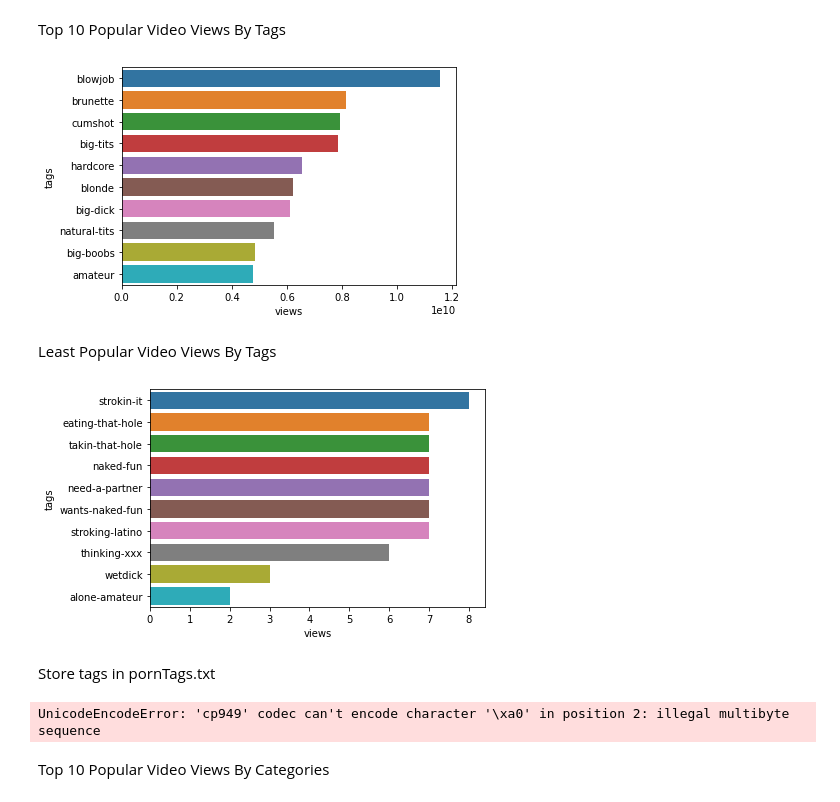
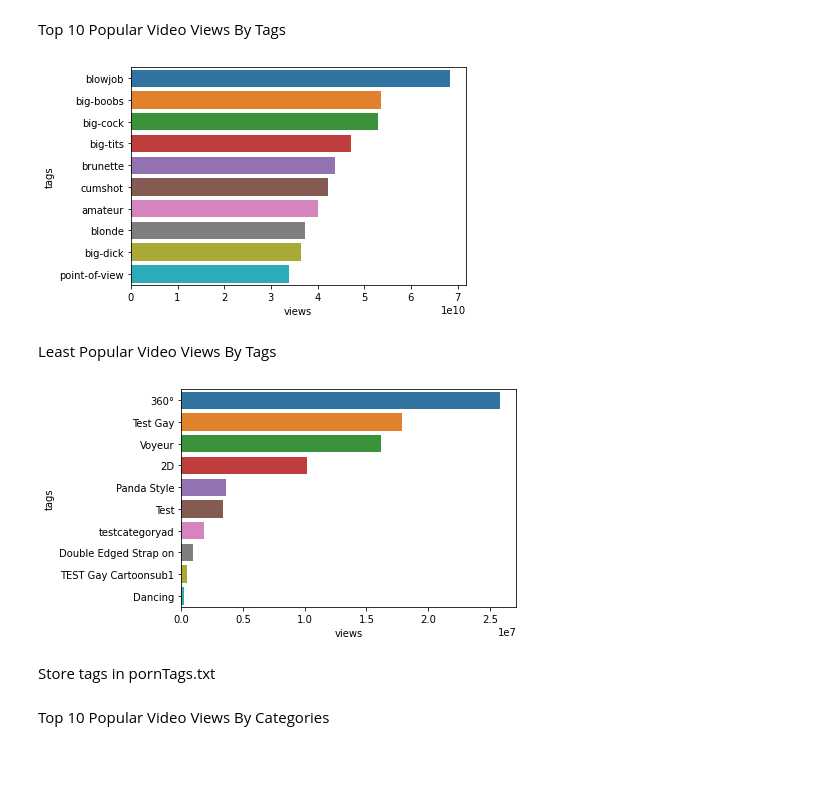
Before and after one commit to unordinaryhobbies/PornhubDatasetAnalysis, a Jupyter notebook: data_analysis.ipynb, the cells around one changed output. Cells and saved outputs as stored; diff of their text form; code cells hidden in the pictures; blank space fills up the shorter version.

Commit message:
✨ Change analysis to census dataset

```diff
--- a/data_analysis.ipynb
+++ b/data_analysis.ipynb
@@ -31,6 +31,6 @@ Data cleaning & processing
 # %% [markdown]
 Data quality check
 # %%
-dataset = pd.read_csv('pornhub.com-db-shrinked1-0-fixed.csv', delimiter='|', on_bad_lines='skip')
+dataset = pd.read_csv('pornhub.com-db.csv', delimiter='|', on_bad_lines='skip', header=None)
 len(dataset)
 # %% [output]
@@ -38,3 +38,5 @@ len(dataset)
+# %%
+dataset.columns = columns
 # %%
 import seaborn as sns
 from collections import Counter
@@ -130,28 +144,28 @@ with open('pornstars.txt', 'w') as f:
 # %% [markdown]
 Top 10 Popular Video Views By Tags
 # %%
-c = Counter()
+tagsCounter = Counter()
 tagsByVideoViews = dataset[dataset['tags'].notnull()]
 tagsByVideoViews = tagsByVideoViews[['tags', 'views']]
 for idx in range(len(tagsByVideoViews)):
     info = tagsByVideoViews.iloc[idx][['tags', 'views']]
     tags = info['tags'].split(';')
     for tags in tags:
-        c[tags] += info['views']
+        tagsCounter[tags] += info['views']
 # %%
 tagsByVideoViews = pd.DataFrame(c.items(), columns=['tags', 'views'])
 top10VideoViewsByTags = tagsByVideoViews.sort_values(by='views', ascending=False).head(10)
 sns.barplot(x=top10VideoViewsByTags['views'], y=top10VideoViewsByTags['tags']);
 # %% [output]
-[figure, old version]
+[figure, new version]
 # %% [markdown]
 Least Popular Video Views By Tags
 # %%
-tagsByVideoViews = pd.DataFrame(c.items(), columns=['tags', 'views'])
+tagsByVideoViews = pd.DataFrame(tagsCounter.items(), columns=['tags', 'views'])
 top10VideoViewsByTags = tagsByVideoViews.sort_values(by='views', ascending=False).tail(10)
 sns.barplot(x=top10VideoViewsByTags['views'], y=top10VideoViewsByTags['tags']);
 # %% [output]
-[figure, old version]
+[figure, new version]
 # %% [markdown]
 Store tags in pornTags.txt
 # %%
@@ -160,8 +174,6 @@ pornTags.sort()
 with open('pornTags.txt', 'w', encoding="UTF-8") as f:
     for tag in pornTags:
         f.write(f"{tag}\n")
-# %% [output]
-UnicodeEncodeError: 'cp949' codec can't encode character '\xa0' in position 2: illegal multibyte sequence
 # %% [markdown]
 Top 10 Popular Video Views By Categories
 # %%
```
Also changed, not shown: parts of 12 cells of this notebook.
